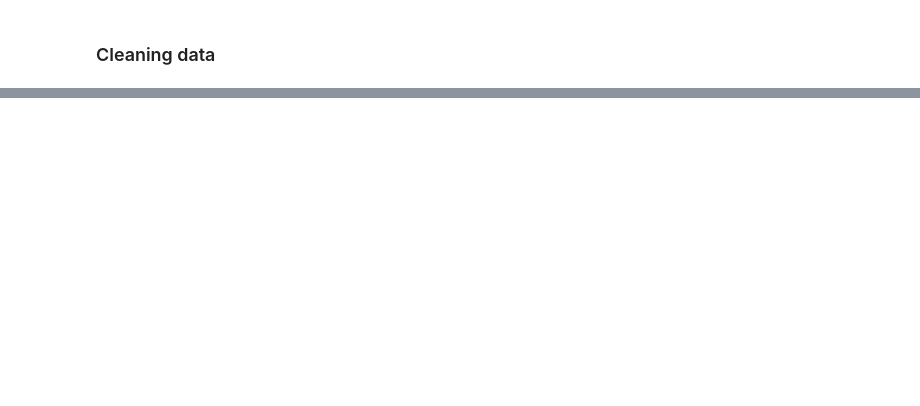
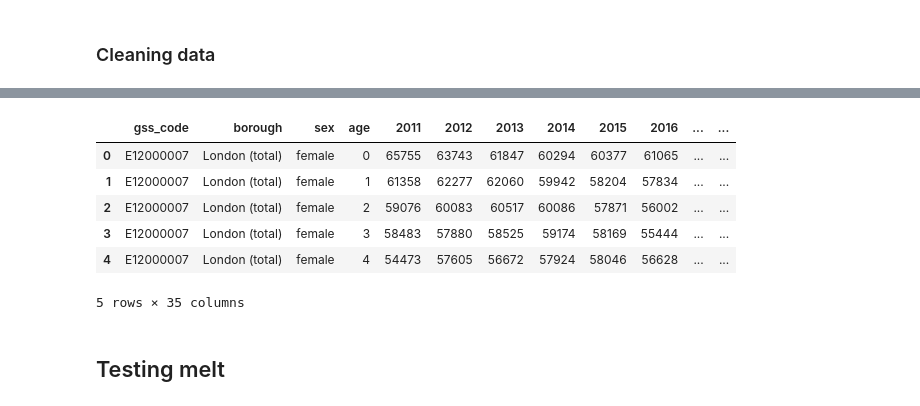
Before and after one commit to AJ-Horch/gla_population, a Jupyter notebook: GLA_project.ipynb, the cells around one changed output, grey strips where cells are left out. Drawn from its saved outputs; the diff is of its cells as text; code cells hidden in the pictures; blank space fills up the shorter version.

```diff
--- a/GLA_project.ipynb
+++ b/GLA_project.ipynb
@@ -71,0 +66,12 @@ assued_development = assued_development.drop(columns={'Unnamed: 32','Unnamed: 33
+# %%
+females.head()
+# %% [output]
+|  | gss_code | borough | sex | age | 2011 | 2012 | 2013 | 2014 | 2015 | 2016 | ... | ... |
+| 0 | E12000007 | London (total) | female | 0 | 65755 | 63743 | 61847 | 60294 | 60377 | 61065 | ... | ... |
+| 1 | E12000007 | London (total) | female | 1 | 61358 | 62277 | 62060 | 59942 | 58204 | 57834 | ... | ... |
+| 2 | E12000007 | London (total) | female | 2 | 59076 | 60083 | 60517 | 60086 | 57871 | 56002 | ... | ... |
+| 3 | E12000007 | London (total) | female | 3 | 58483 | 57880 | 58525 | 59174 | 58169 | 55444 | ... | ... |
+| 4 | E12000007 | London (total) | female | 4 | 54473 | 57605 | 56672 | 57924 | 58046 | 56628 | ... | ... |
+5 rows × 35 columns
+# %% [markdown]
+## Testing melt
```
Also changed, not shown: parts of 15 cells of this notebook.
